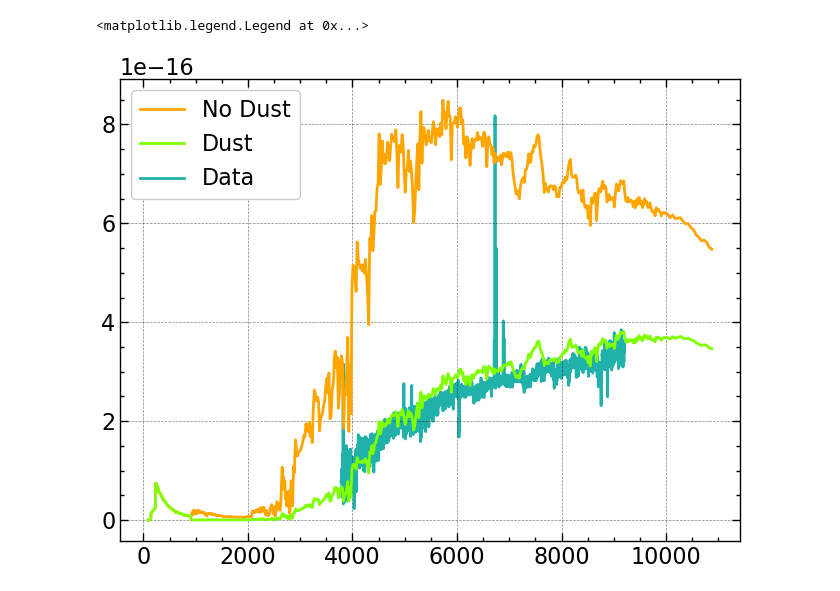
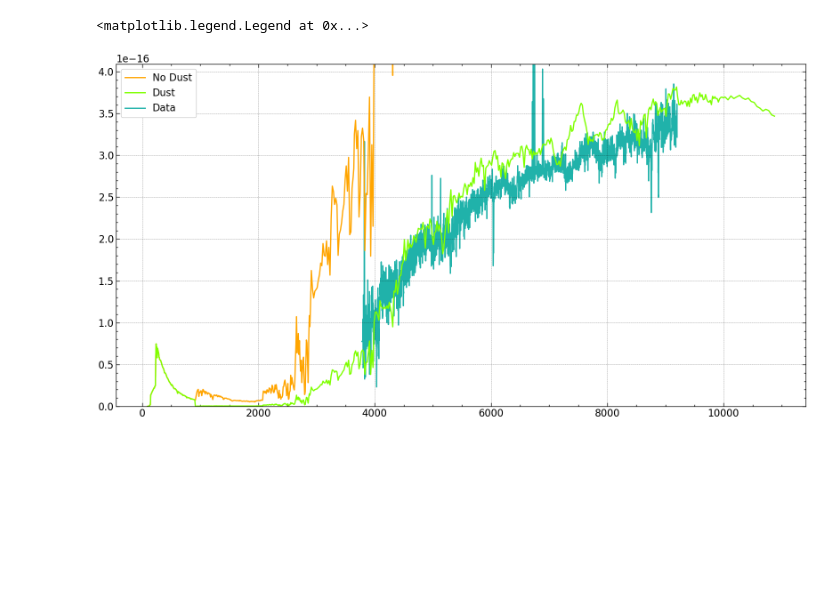
Before and after one commit to M-Bianchi/Laboratory_of_Data_Analysis, a Jupyter notebook: Lecture3.ipynb, the cells around one changed output. Drawn from its saved outputs; the diff is of its cells as text; code cells hidden in the pictures; blank space fills up the shorter version.

```diff
--- a/Lecture3.ipynb
+++ b/Lecture3.ipynb
@@ -9,3 +9,4 @@ from pcigale.sed_modules import get_module
 
 import scienceplots
 plt.style.use(['science', 'notebook', 'grid'])
+plt.rcParams['figure.figsize'] = [20 , 10]
@@ -88,23 +108,24 @@ plt.legend()
 # %%
 # Now read one of the SDSS spectra
 hdu = fits.open('Spectra\SDSS_spec_G2.fits')
 spflux = hdu[0].data*1e-17
 spwave = hdu[0].header['CRVAL1']+np.arange(hdu[0].header['NAXIS1'])*hdu[0].header['CDELT1']
 redshift = hdu[0].header['REDSHIFT']
 
 x_G2, y_G2, y_att_G2 = np.array(generate_model(AGE=int(5e3), EBmV=0.3))[:,:700]
 
 mass = 4.5e9
 y_G2 = y_G2 * conversion_factor * mass
 y_att_G2 = y_att_G2 * conversion_factor * mass
 
 plt.plot(x_G2, y_G2, color='orange', label='No Dust')
 plt.plot(x_G2, y_att_G2, color='chartreuse', label='Dust')
 plt.plot(spwave, spflux, color='lightseagreen', label='Data', zorder=0)
+plt.ylim(0, np.max(spflux)/2)
 plt.legend()
 # %% [output]
 <matplotlib.legend.Legend at 0x...>
-[figure, old version]
+[figure, new version]
 # %%
 # Now read one of the SDSS spectra
 hdu = fits.open('Spectra\SDSS_spec_G3.fits')
```
Also changed, not shown: parts of 17 cells of this notebook, 1 other file.
